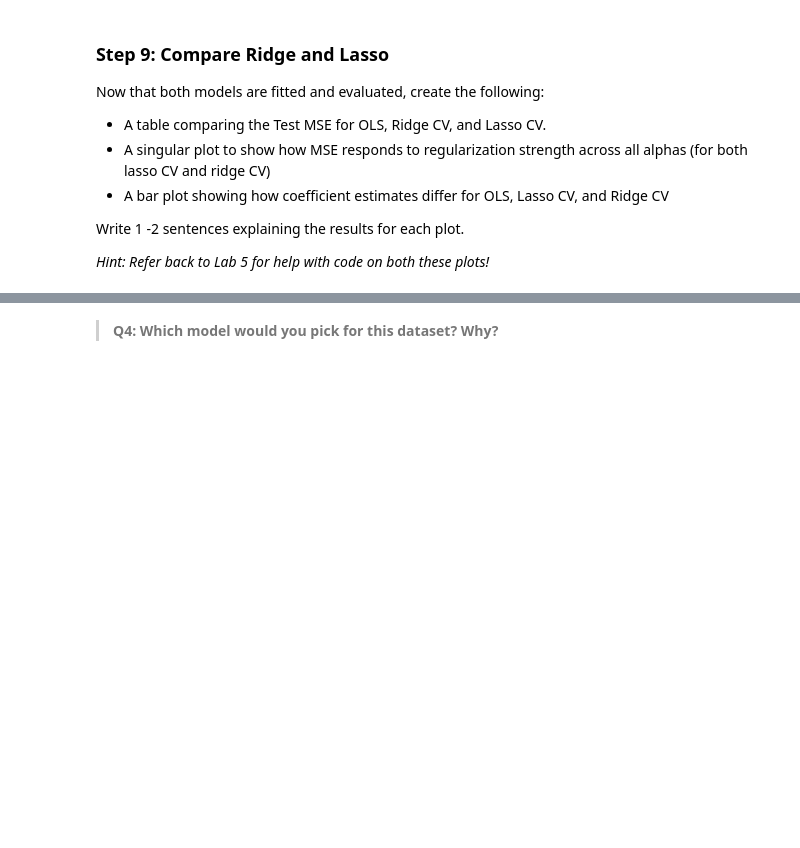
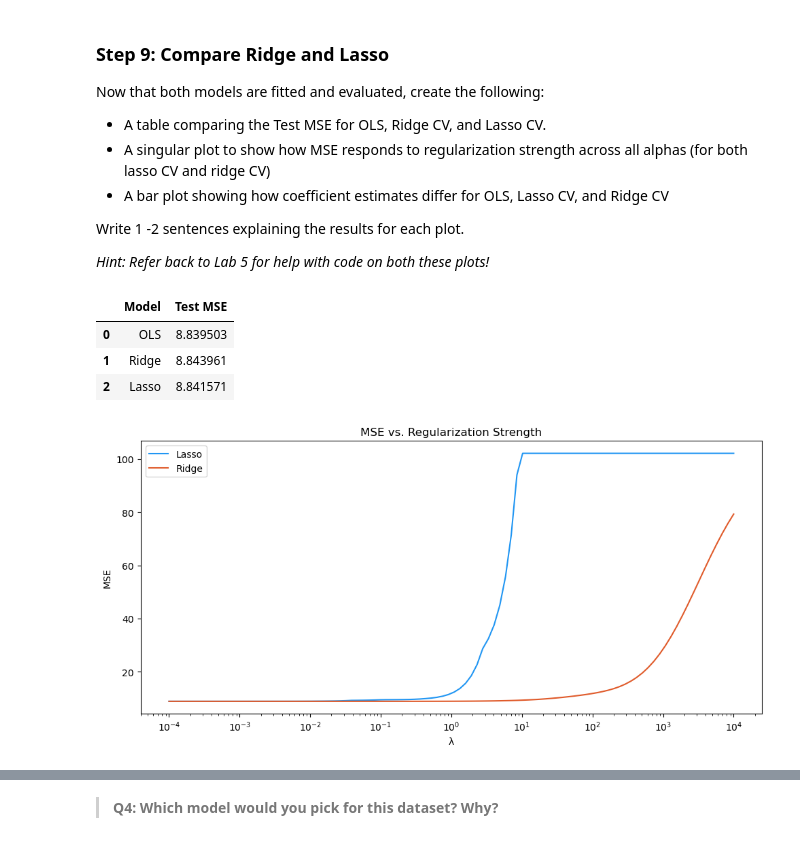
Before and after one commit to ebkhan-peng/assignment-3, a Jupyter notebook: task1/hw3-task1.ipynb, the cells around one changed output, grey strips where cells are left out. Drawn from its saved outputs; the diff is of its cells as text; code cells hidden in the pictures; blank space fills up the shorter version.

```diff
--- a/task1/hw3-task1.ipynb
+++ b/task1/hw3-task1.ipynb
@@ -206,4 +236,10 @@ _Type your answer here, replacing this text._
 
 Now fit a `LassoCV` model using the same lambda range and 10-fold CV. Create a table comparing the coefficients for both OLS and Lasso. Your table should include the following columns: `Feature`, `OLS Coefficient`, `Lasso Coefficient`.
 # %%
-lasso_cv = ...
+lasso_cv = LassoCV(alphas=lambdas, cv=10)
+
+lasso_cv.fit(X_train_scaled, y_train)
+
+table['Lasso Coefficient'] = lasso_cv.coef_
+
+table
@@ -241,3 +295,41 @@ Write 1 -2 sentences explaining the results for each plot.
 
 
 *Hint: Refer back to Lab 5 for help with code on both these plots!*
+# %%
+pd.DataFrame({'Model': ['OLS','Ridge','Lasso'], 'Test MSE': [mse_ols, mse_rcv, mse_lcv]})
+# %% [output]
+|  | Model | Test MSE |
+| 0 | OLS | 8.839503 |
+| 1 | Ridge | 8.843961 |
+| 2 | Lasso | 8.841571 |
+# %%
+mse_lasso = []
+mse_ridge = []
+
+for lam in lambdas:
+    lasso = Lasso(alpha = lam)
+    ridge = Ridge(alpha = lam)
+
+    lasso.fit(X_train_scaled, y_train)
+    ridge.fit(X_train_scaled, y_train)
+
+    #evaluate on test set
+    mse_lasso.append(mean_squared_error(y_test, lasso.predict(X_test_scaled)))
+    mse_ridge.append(mean_squared_error(y_test, ridge.predict(X_test_scaled)))
+
+
+
+
+
+plt.figure(figsize=(10, 5))
+plt.plot(lambdas, mse_lasso, label='Lasso', color='#2196F3')
+plt.plot(lambdas, mse_ridge, label='Ridge', color='#E05B2B')
+plt.xscale('log')
+plt.xlabel('λ')
+plt.ylabel('MSE')
+plt.title('MSE vs. Regularization Strength')
+plt.legend()
+plt.tight_layout()
+plt.show()
+# %% [output]
+[figure, added]
```
Also changed, not shown: parts of 20 cells of this notebook.
